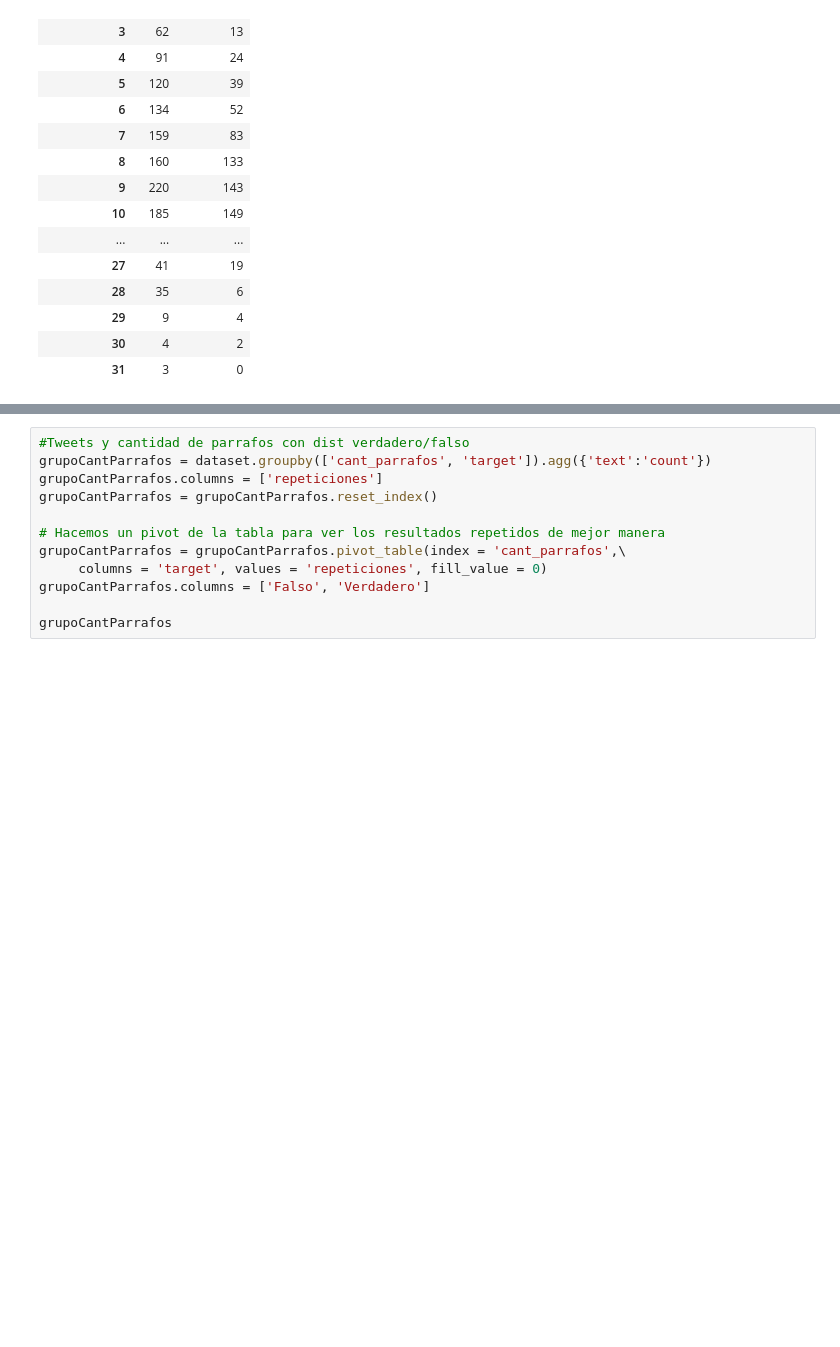
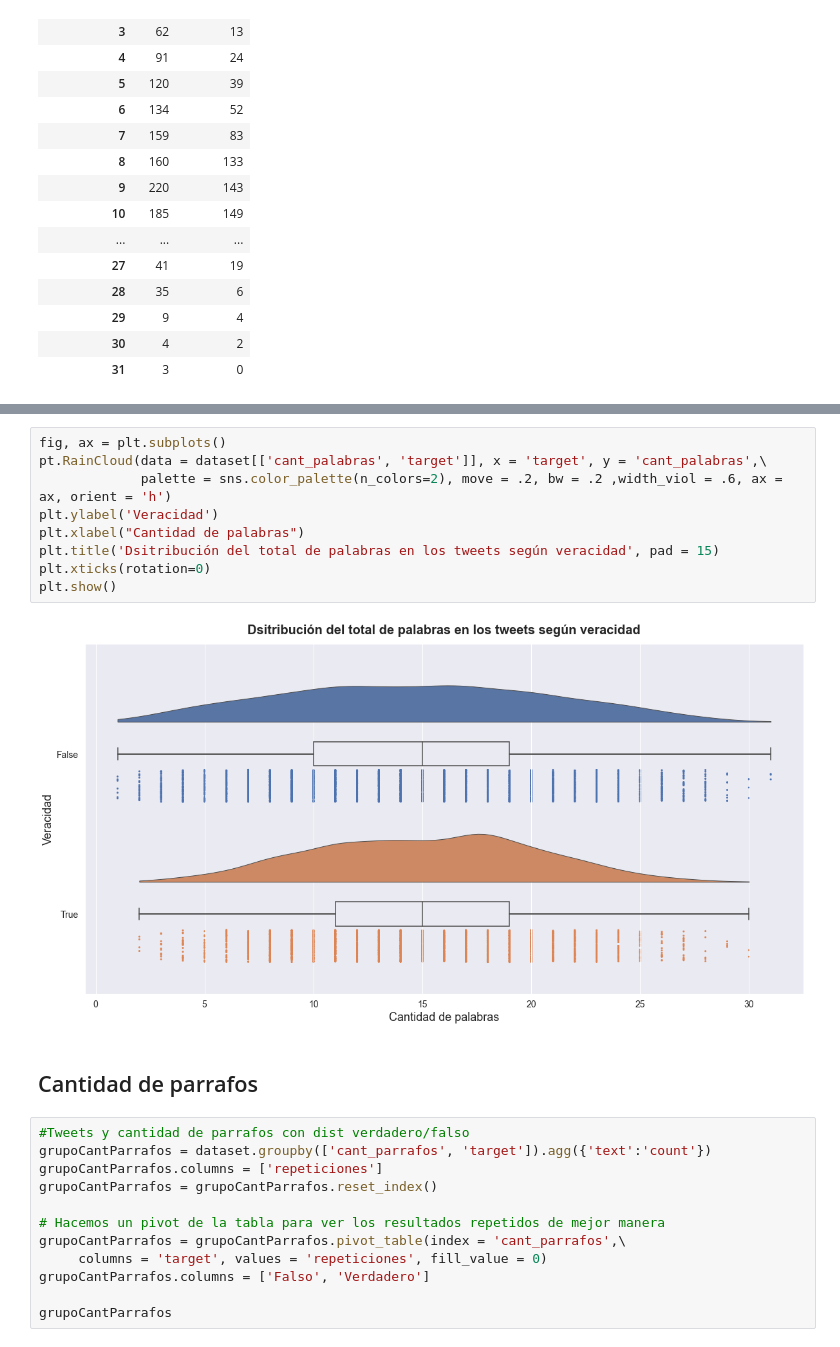
Before and after one commit to tporganizaciondedatos1c2020/TP1, a Jupyter notebook: AnalisisDePalabras.ipynb, the cells around one changed output, grey strips where cells are left out. Cells and saved outputs as stored; diff of their text form; blank space fills up the shorter version.

```diff
--- a/AnalisisDePalabras.ipynb
+++ b/AnalisisDePalabras.ipynb
@@ -115,5 +99,18 @@ len(' '.join(grupo.texto_normalizado).lower().split())
 # %% [output]
 113382
+# %%
+fig, ax = plt.subplots()
+pt.RainCloud(data = dataset[['cant_palabras', 'target']], x = 'target', y = 'cant_palabras',\
+             palette = sns.color_palette(n_colors=2), move = .2, bw = .2 ,width_viol = .6, ax = ax, orient = 'h')
+plt.ylabel('Veracidad')
+plt.xlabel("Cantidad de palabras")
+plt.title('Dsitribución del total de palabras en los tweets según veracidad', pad = 15)
+plt.xticks(rotation=0)
+plt.show()
+# %% [output]
+[figure, added]
+# %% [markdown]
+## Cantidad de parrafos
 # %%
 #Tweets y cantidad de parrafos con dist verdadero/falso
 grupoCantParrafos = dataset.groupby(['cant_parrafos', 'target']).agg({'text':'count'})
```
Also changed, not shown: parts of 7 cells of this notebook, 3 other files.
